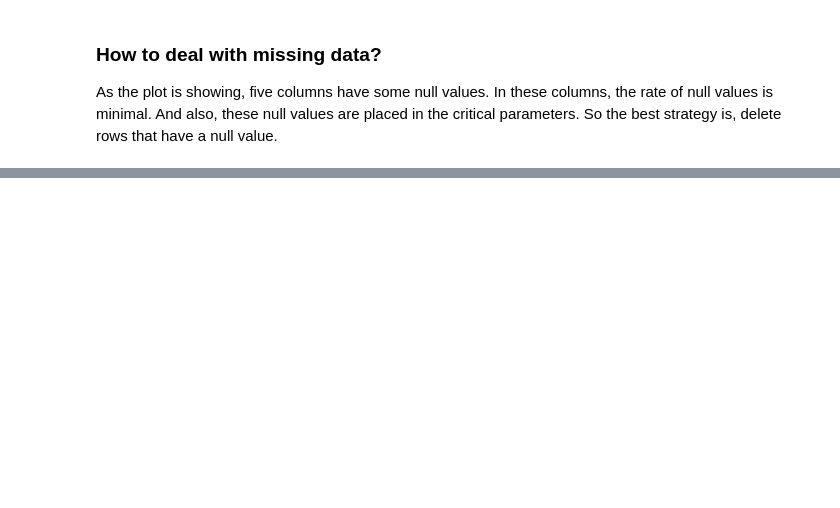
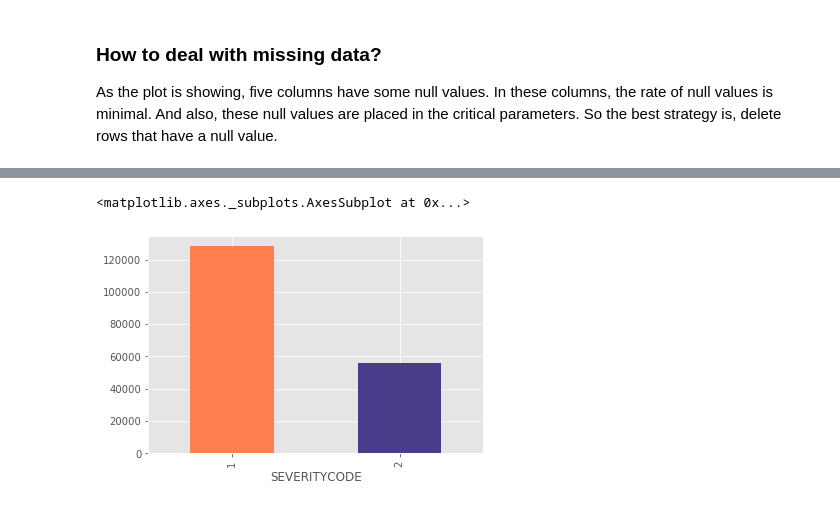
Before and after one commit to soroushsarabi/Coursera_Capstone, a Jupyter notebook: code.ipynb, the cells around one changed output, grey strips where cells are left out. Saved outputs shown, nothing was run; the diff lists cells and outputs as text; code cells hidden in the pictures; blank space fills up the shorter version.

```diff
--- a/code.ipynb
+++ b/code.ipynb
@@ -127,0 +147,13 @@ df
+# %%
+df["Weekday"] = df["INCDTTM"].astype('datetime64[ns]').dt.dayofweek
+df["Weekday_Code"] = df["Weekday"].apply(lambda x: x==5 or x==6).astype(int)
+df.drop("INCDTTM",axis=1,inplace=True)
+# %%
+df["AddressType_Code"] = lb.fit_transform(df["ADDRTYPE"])
+df.drop("ADDRTYPE",axis=1,inplace=True)
+# %%
+sdf = df.groupby(["SEVERITYCODE"])["SEVERITYCODE"].count()
+sdf.plot(kind="bar",color=['coral', 'darkslateblue'])
+# %% [output]
+<matplotlib.axes._subplots.AxesSubplot at 0x...>
+[figure, added]
```
Also changed, not shown: parts of 13 cells of this notebook, 1 other file.
